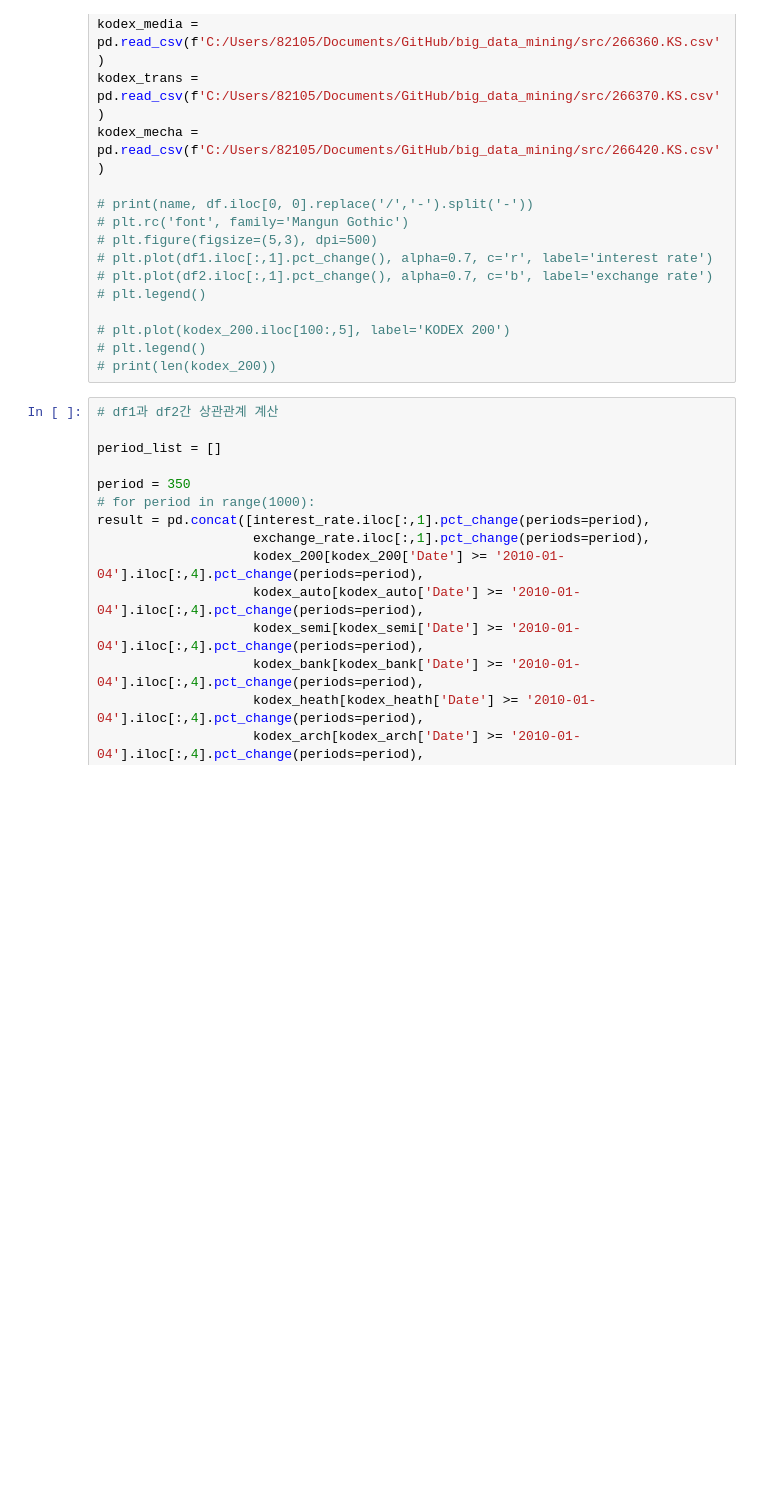
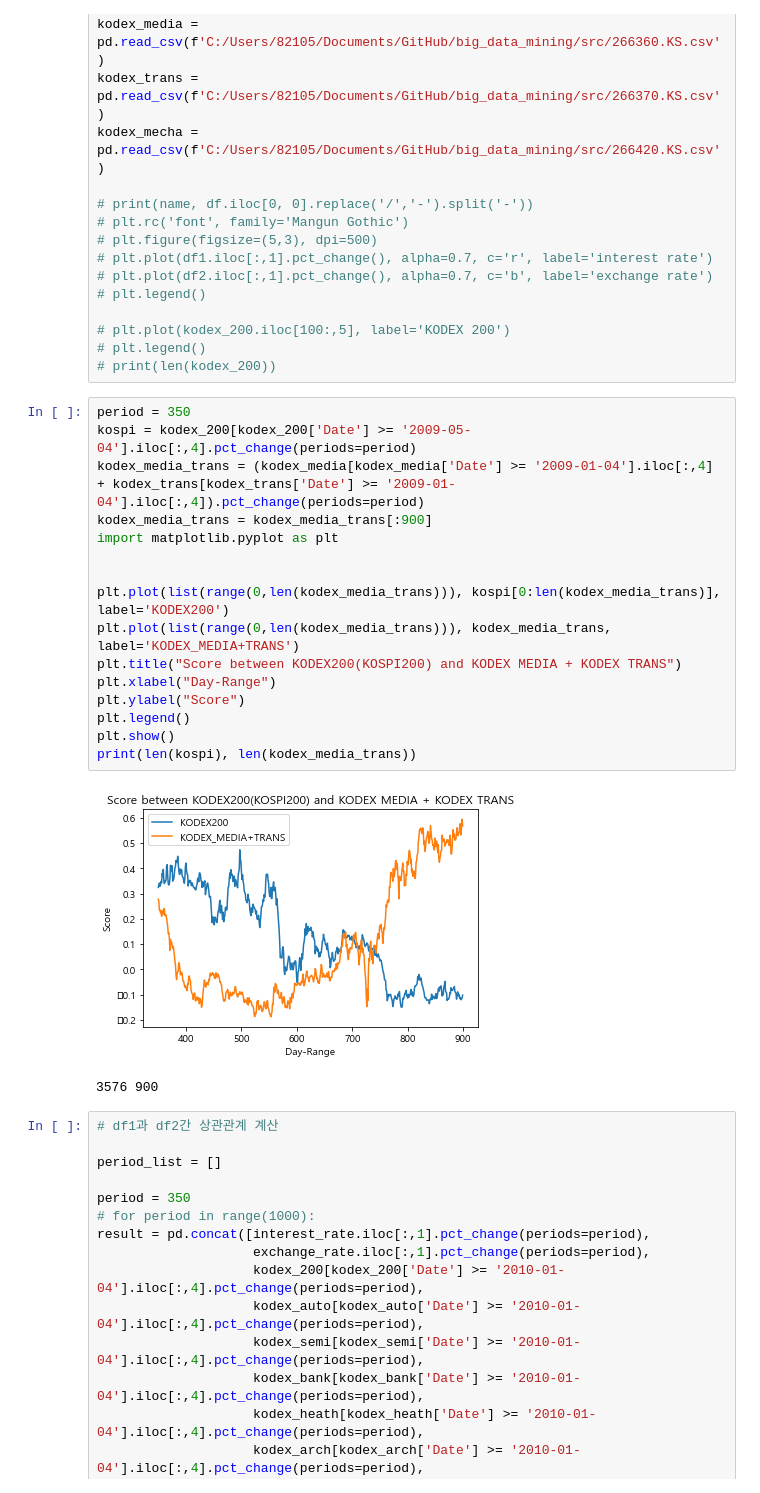
Before and after one commit to MCYJ/big_data_mining, a Jupyter notebook: data visualizer.ipynb, the cells around one changed output. Drawn from its saved outputs; the diff is of its cells as text; blank space fills up the shorter version.

```diff
--- a/data visualizer.ipynb
+++ b/data visualizer.ipynb
@@ -50,6 +50,25 @@ kodex_mecha = pd.read_csv(f'C:/Users/82105/Documents/GitHub/big_data_mining/src/
 # plt.plot(kodex_200.iloc[100:,5], label='KODEX 200')
 # plt.legend()
 # print(len(kodex_200))
+# %%
+period = 350
+kospi = kodex_200[kodex_200['Date'] >= '2009-05-04'].iloc[:,4].pct_change(periods=period)
+kodex_media_trans = (kodex_media[kodex_media['Date'] >= '2009-01-04'].iloc[:,4] + kodex_trans[kodex_trans['Date'] >= '2009-01-04'].iloc[:,4]).pct_change(periods=period)
+kodex_media_trans = kodex_media_trans[:900]
+import matplotlib.pyplot as plt
+
+
+plt.plot(list(range(0,len(kodex_media_trans))), kospi[0:len(kodex_media_trans)], label='KODEX200')
+plt.plot(list(range(0,len(kodex_media_trans))), kodex_media_trans, label='KODEX_MEDIA+TRANS')
+plt.title("Score between KODEX200(KOSPI200) and KODEX MEDIA + KODEX TRANS")
+plt.xlabel("Day-Range")
+plt.ylabel("Score")
+plt.legend()
+plt.show()
+print(len(kospi), len(kodex_media_trans))
+# %% [output]
+[figure, added]
+3576 900
 # %%
 # df1과 df2간 상관관계 계산
 
```
